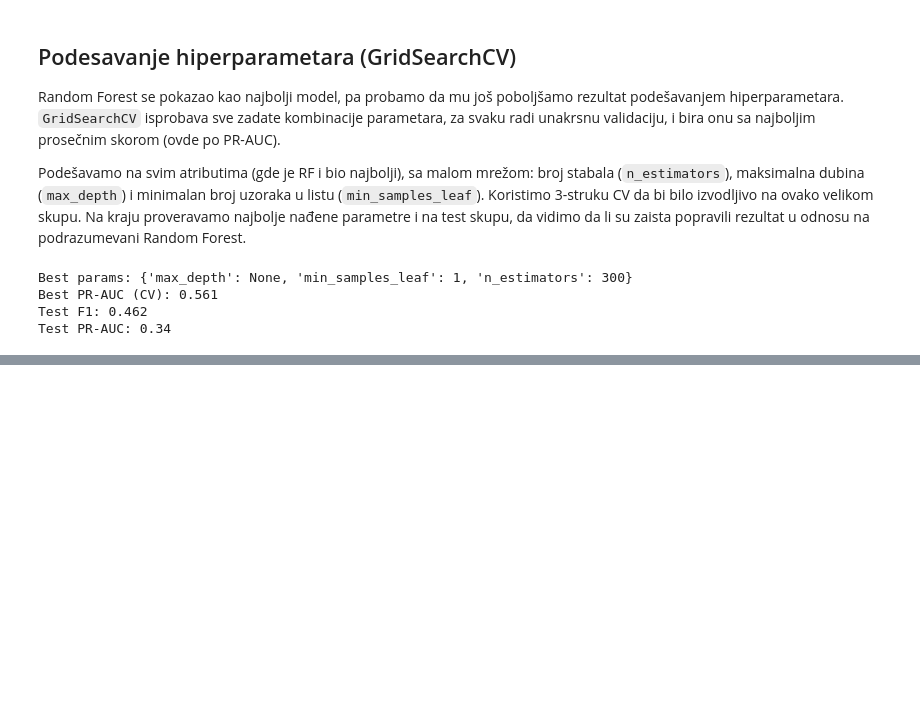
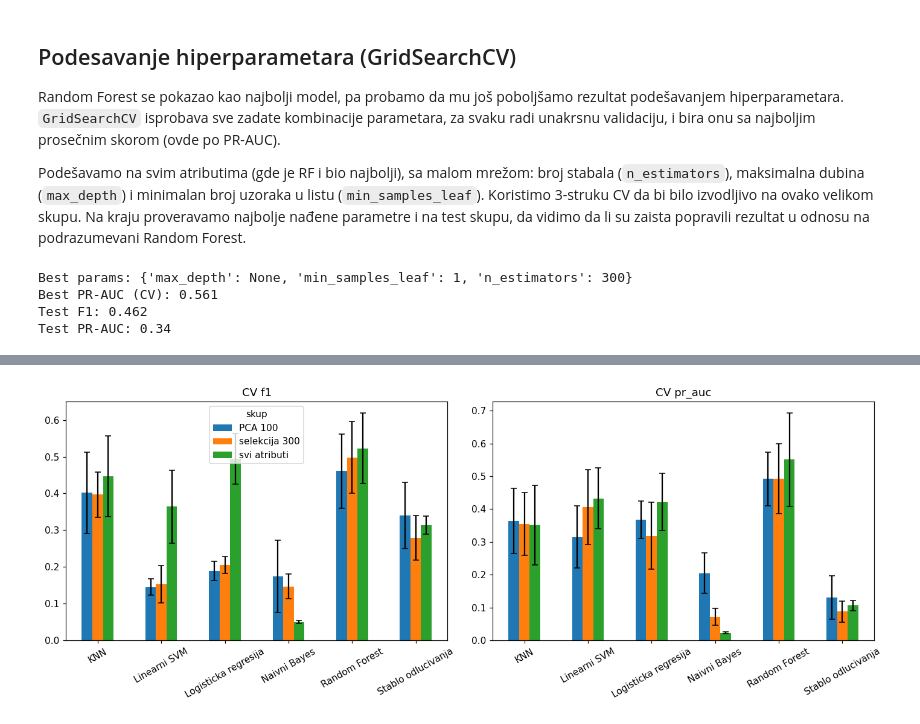
Before and after one commit to uroskovacevic02/p53-mutants, a Jupyter notebook: p53_classification.ipynb, the cells around one changed output, grey strips where cells are left out. Saved outputs shown, nothing was run; the diff lists cells and outputs as text; code cells hidden in the pictures; blank space fills up the shorter version.

```diff
--- a/p53_classification.ipynb
+++ b/p53_classification.ipynb
@@ -649,0 +670,15 @@ Test PR-AUC: 0.34
+# %%
+# Cross-validation comparison with error bars (mean +/- std over folds).
+fig, axes = plt.subplots(1, 2, figsize=(13, 5))
+for ax, metric in zip(axes, ["f1", "pr_auc"]):
+    means = cv_full.pivot(index="model", columns="skup", values=metric + "_mean")
+    stds = cv_full.pivot(index="model", columns="skup", values=metric + "_std")
+    means.plot(kind="bar", ax=ax, yerr=stds, capsize=3, legend=(metric == "f1"))
+    ax.set_title("CV " + metric)
+    ax.set_xlabel("")
+    ax.tick_params(axis="x", rotation=30)
+fig.tight_layout()
+fig.savefig(FIG_DIR / "cv_comparison.png", bbox_inches="tight")
+plt.show()
+# %% [output]
+[figure, added]
```
Also changed, not shown: parts of 4 cells of this notebook, 3 other files.
